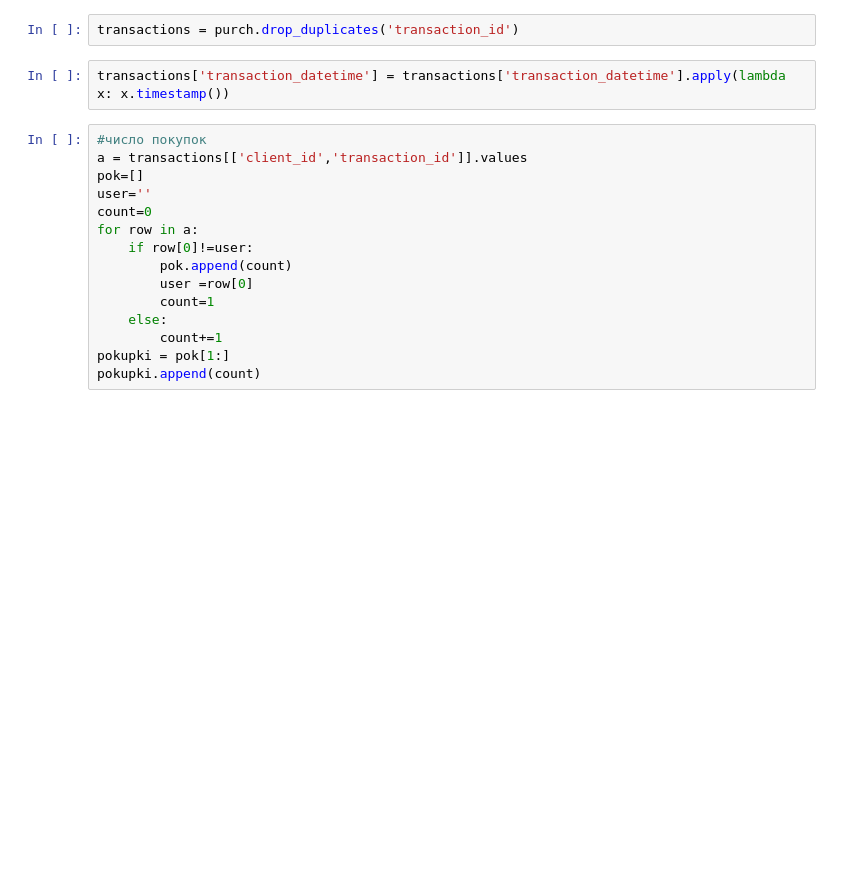
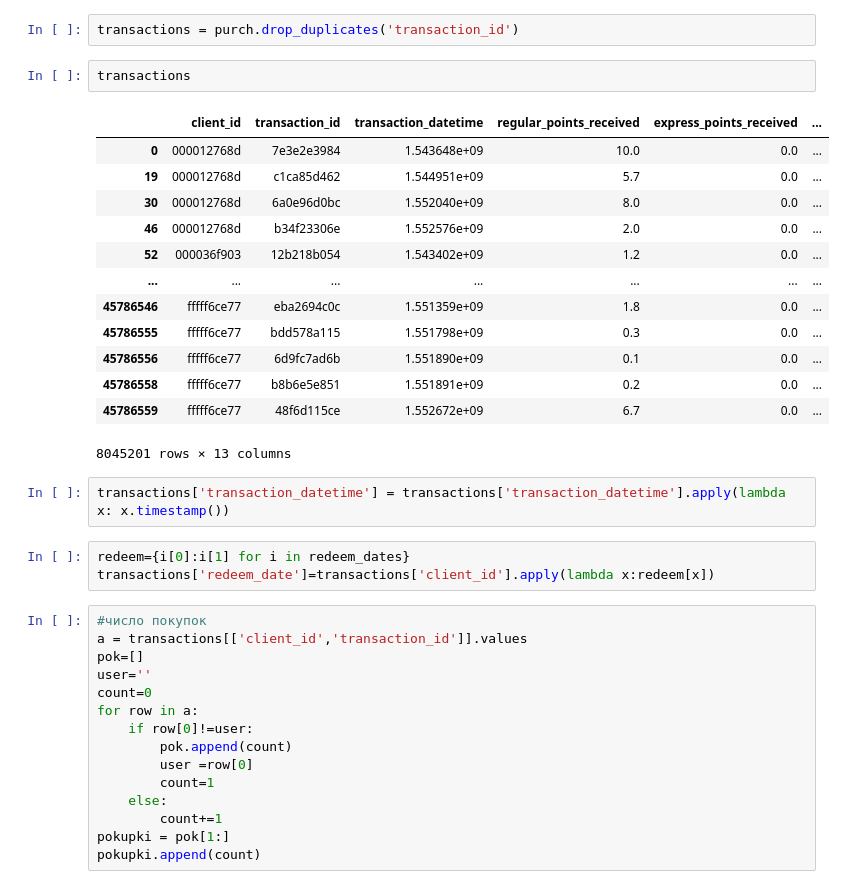
Before and after one commit to Satanklaus88/Retail-hero, a Jupyter notebook: X5.ipynb, the cells around one changed output. Drawn from its saved outputs; the diff is of its cells as text; blank space fills up the shorter version.

```diff
--- a/X5.ipynb
+++ b/X5.ipynb
@@ -92,8 +83,27 @@ purch = pd.read_csv('data/purchases.csv',parse_dates=['transaction_datetime'])
 user_id = purch.drop_duplicates('client_id').client_id.values
 # %%
 transactions = purch.drop_duplicates('transaction_id')
+# %%
+transactions
+# %% [output]
+|  | client_id | transaction_id | transaction_datetime | regular_points_received | express_points_received | ... |
+| 0 | 000012768d | 7e3e2e3984 | 1.543648e+09 | 10.0 | 0.0 | ... |
+| 19 | 000012768d | c1ca85d462 | 1.544951e+09 | 5.7 | 0.0 | ... |
+| 30 | 000012768d | 6a0e96d0bc | 1.552040e+09 | 8.0 | 0.0 | ... |
+| 46 | 000012768d | b34f23306e | 1.552576e+09 | 2.0 | 0.0 | ... |
+| 52 | 000036f903 | 12b218b054 | 1.543402e+09 | 1.2 | 0.0 | ... |
+| ... | ... | ... | ... | ... | ... | ... |
+| 45786546 | fffff6ce77 | eba2694c0c | 1.551359e+09 | 1.8 | 0.0 | ... |
+| 45786555 | fffff6ce77 | bdd578a115 | 1.551798e+09 | 0.3 | 0.0 | ... |
+| 45786556 | fffff6ce77 | 6d9fc7ad6b | 1.551890e+09 | 0.1 | 0.0 | ... |
+| 45786558 | fffff6ce77 | b8b6e5e851 | 1.551891e+09 | 0.2 | 0.0 | ... |
+| 45786559 | fffff6ce77 | 48f6d115ce | 1.552672e+09 | 6.7 | 0.0 | ... |
+8045201 rows × 13 columns
 # %%
 transactions['transaction_datetime'] = transactions['transaction_datetime'].apply(lambda x: x.timestamp())
+# %%
+redeem={i[0]:i[1] for i in redeem_dates}
+transactions['redeem_date']=transactions['client_id'].apply(lambda x:redeem[x])
 # %%
 #число покупок
 a = transactions[['client_id','transaction_id']].values
```
Also changed, not shown: parts of 37 cells of this notebook.
